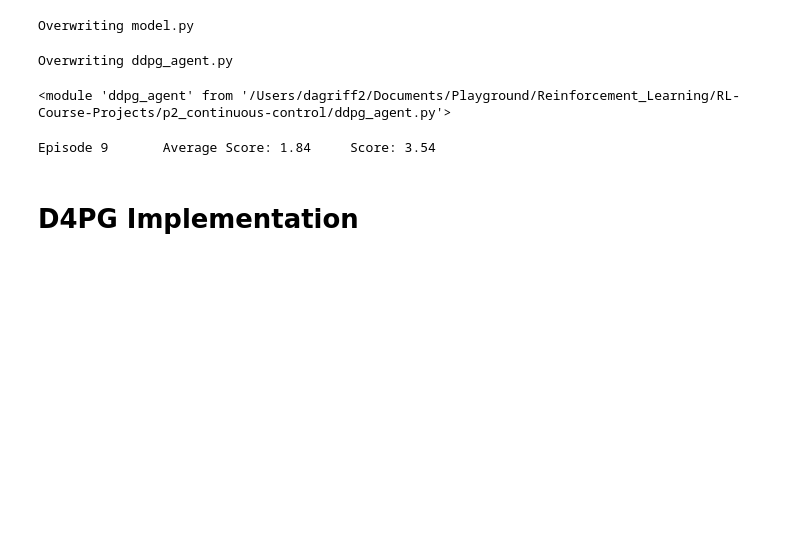
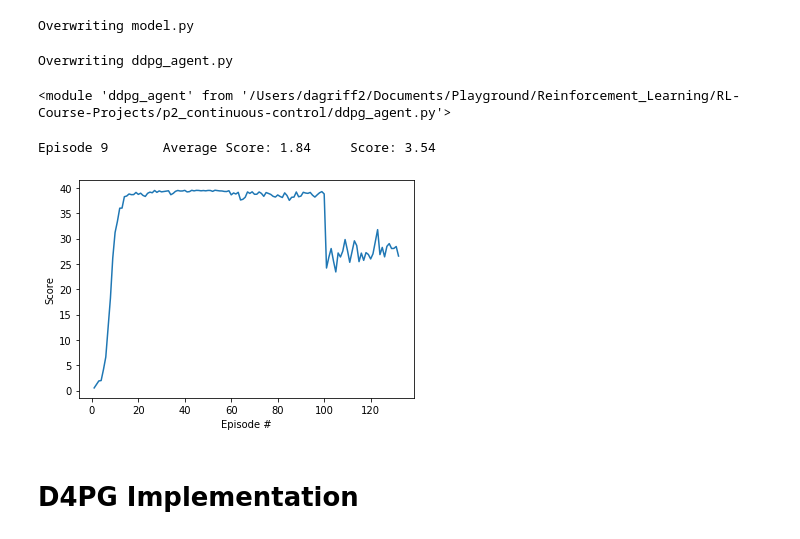
Before and after one commit to dcompgriff/p2_continuous_control, a Jupyter notebook: Continuous_Control.ipynb, the cells around one changed output. Drawn from its saved outputs; the diff is of its cells as text; code cells hidden in the pictures; blank space fills up the shorter version.

```diff
--- a/Continuous_Control.ipynb
+++ b/Continuous_Control.ipynb
@@ -531,4 +512,18 @@ plt.show()
 # %% [output]
 Episode 9       Average Score: 1.84     Score: 3.54
+# %%
+scores = []
+with open('scores_list.txt', 'r') as f:
+    for line in f:
+        scores.append(float(line))
+# Plot performance
+fig = plt.figure()
+ax = fig.add_subplot(111)
+plt.plot(np.arange(1, len(scores)+1), scores)
+plt.ylabel('Score')
+plt.xlabel('Episode #')
+plt.show()
+# %% [output]
+[figure, added]
 # %% [markdown]
 # D4PG Implementation
```
Also changed, not shown: parts of 5 cells of this notebook, 5 other files.
